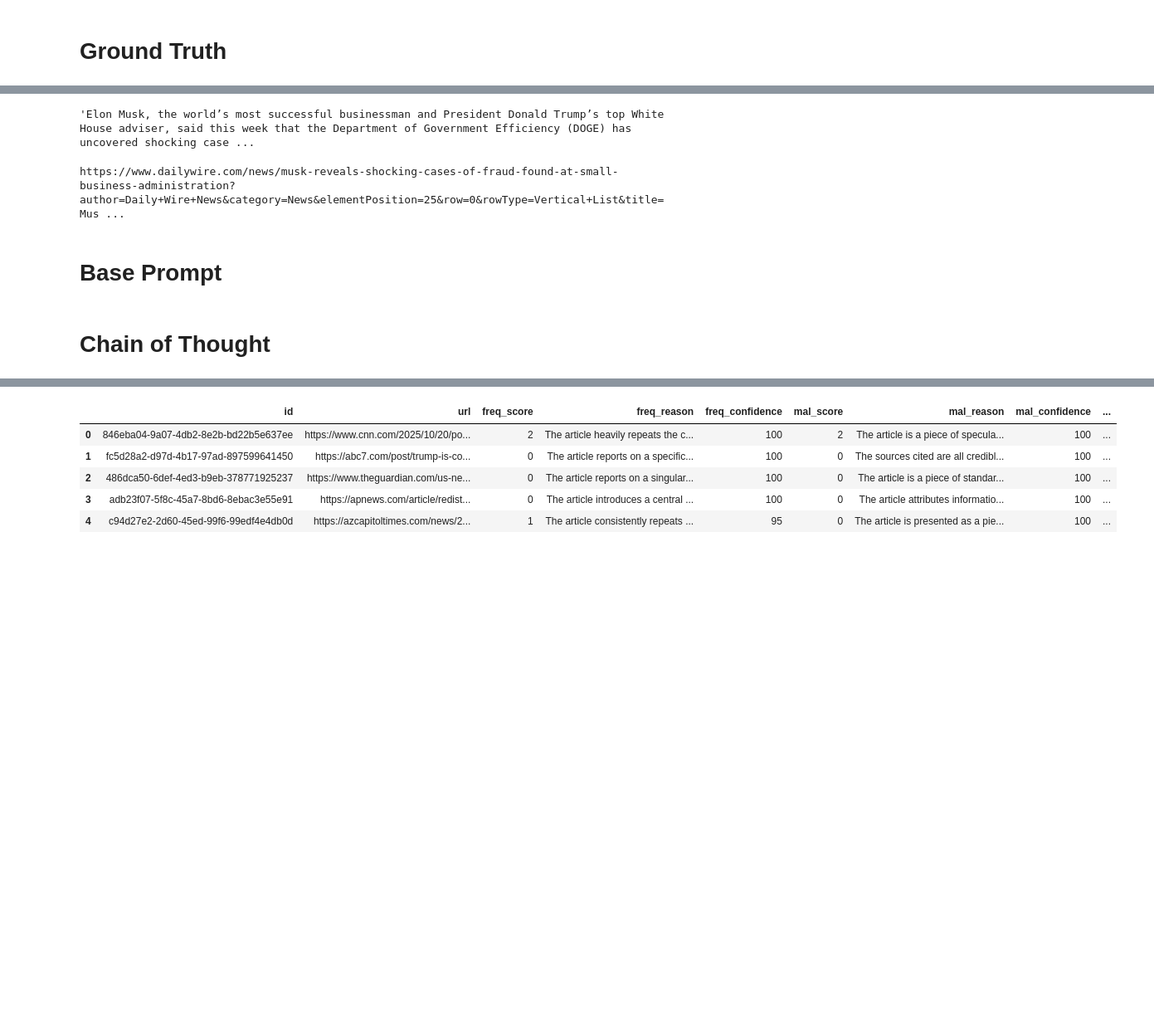
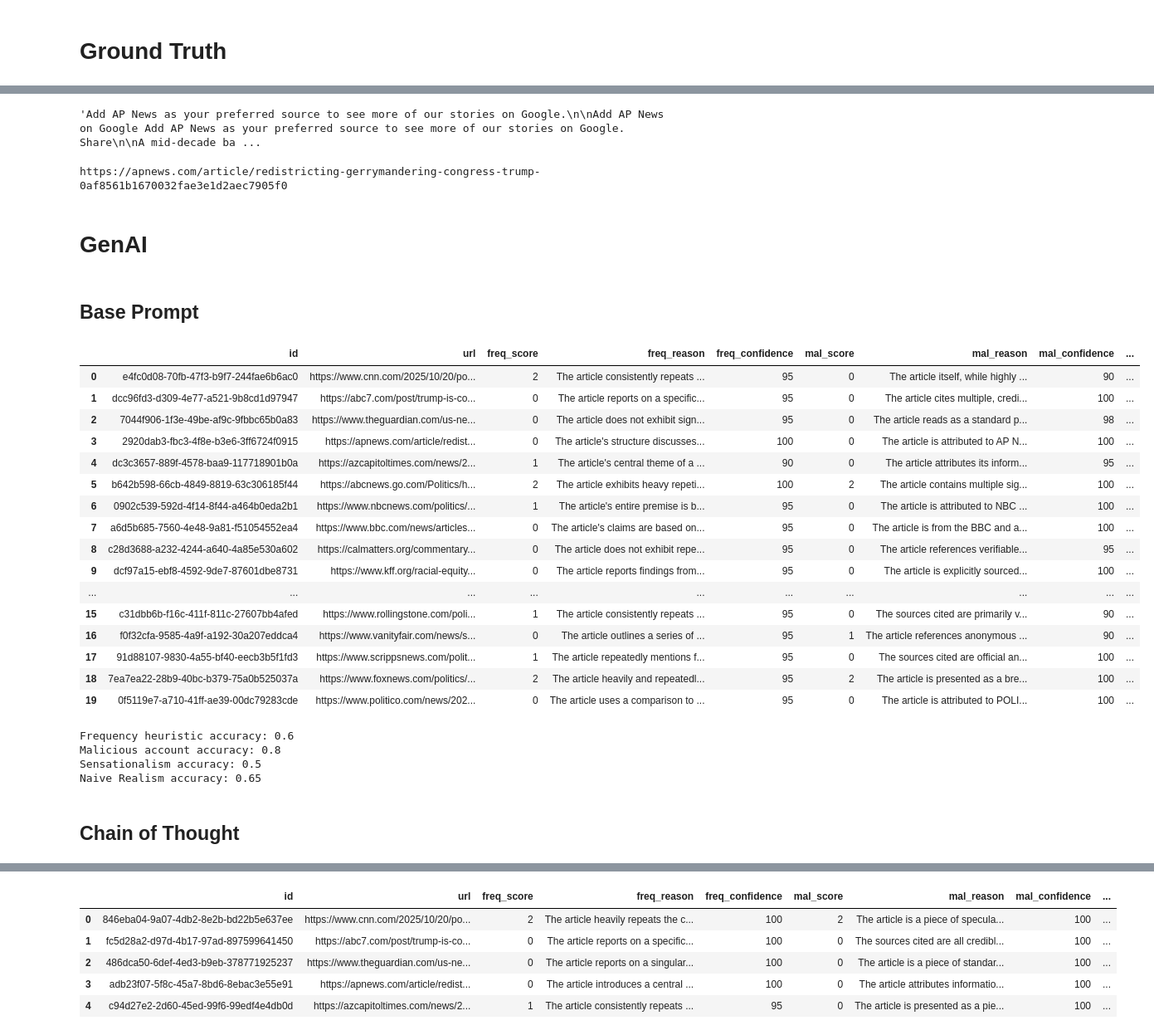
Before and after one commit to JacquelynGarcia/DSC180A-Q1Project, a Jupyter notebook: notebooks/llm_accuracy.ipynb, the cells around one changed output, grey strips where cells are left out. Shown: that part at 83% size. Drawn from its saved outputs; the diff is of its cells as text; code cells hidden in the pictures; blank space fills up the shorter version.

Commit message:
update ground truth

```diff
--- a/notebooks/llm_accuracy.ipynb
+++ b/notebooks/llm_accuracy.ipynb
@@ -46,10 +46,33 @@ ground_truth
 # %%
-ground_truth.statement[11]
+ground_truth.statement[3]
 # %% [output]
-'Elon Musk, the world’s most successful businessman and President Donald Trump’s top White House adviser, said this week that the Department of Government Efficiency (DOGE) has uncovered shocking case ...
+'Add AP News as your preferred source to see more of our stories on Google.\n\nAdd AP News on Google Add AP News as your preferred source to see more of our stories on Google. Share\n\nA mid-decade ba ...
 # %%
-print(ground_truth.link[11])
+print(ground_truth.link[3])
 # %% [output]
-https://www.dailywire.com/news/musk-reveals-shocking-cases-of-fraud-found-at-small-business-administration?author=Daily+Wire+News&category=News&elementPosition=25&row=0&rowType=Vertical+List&title=Mus ...
+https://apnews.com/article/redistricting-gerrymandering-congress-trump-0af8561b1670032fae3e1d2aec7905f0
+# %% [markdown]
+# GenAI
 # %% [markdown]
-# Base Prompt
+## Base Prompt
+# %%
+base_df = pd.read_csv('../webapp/results/base_outputs.csv')
+base_df
+# %% [output]
+|  | id | url | freq_score | freq_reason | freq_confidence | mal_score | mal_reason | mal_confidence | ... |
+| 0 | e4fc0d08-70fb-47f3-b9f7-244fae6b6ac0 | https://www.cnn.com/2025/10/20/po... | 2 | The article consistently repeats ... | 95 | 0 | The article itself, while highly ... | 90 | ... |
+| 1 | dcc96fd3-d309-4e77-a521-9b8cd1d97947 | https://abc7.com/post/trump-is-co... | 0 | The article reports on a specific... | 95 | 0 | The article cites multiple, credi... | 100 | ... |
+| 2 | 7044f906-1f3e-49be-af9c-9fbbc65b0a83 | https://www.theguardian.com/us-ne... | 0 | The article does not exhibit sign... | 95 | 0 | The article reads as a standard p... | 98 | ... |
+| 3 | 2920dab3-fbc3-4f8e-b3e6-3ff6724f0915 | https://apnews.com/article/redist... | 0 | The article's structure discusses... | 100 | 0 | The article is attributed to AP N... | 100 | ... |
+| 4 | dc3c3657-889f-4578-baa9-117718901b0a | https://azcapitoltimes.com/news/2... | 1 | The article's central theme of a ... | 90 | 0 | The article attributes its inform... | 95 | ... |
+| 5 | b642b598-66cb-4849-8819-63c306185f44 | https://abcnews.go.com/Politics/h... | 2 | The article exhibits heavy repeti... | 100 | 2 | The article contains multiple sig... | 100 | ... |
+| 6 | 0902c539-592d-4f14-8f44-a464b0eda2b1 | https://www.nbcnews.com/politics/... | 1 | The article's entire premise is b... | 95 | 0 | The article is attributed to NBC ... | 100 | ... |
+| 7 | a6d5b685-7560-4e48-9a81-f51054552ea4 | https://www.bbc.com/news/articles... | 0 | The article's claims are based on... | 95 | 0 | The article is from the BBC and a... | 100 | ... |
+| 8 | c28d3688-a232-4244-a640-4a85e530a602 | https://calmatters.org/commentary... | 0 | The article does not exhibit repe... | 95 | 0 | The article references verifiable... | 95 | ... |
+| 9 | dcf97a15-ebf8-4592-9de7-87601dbe8731 | https://www.kff.org/racial-equity... | 0 | The article reports findings from... | 95 | 0 | The article is explicitly sourced... | 100 | ... |
+| ... | ... | ... | ... | ... | ... | ... | ... | ... | ... |
+| 15 | c31dbb6b-f16c-411f-811c-27607bb4afed | https://www.rollingstone.com/poli... | 1 | The article consistently repeats ... | 95 | 0 | The sources cited are primarily v... | 90 | ... |
+| 16 | f0f32cfa-9585-4a9f-a192-30a207eddca4 | https://www.vanityfair.com/news/s... | 0 | The article outlines a series of ... | 95 | 1 | The article references anonymous ... | 90 | ... |
+| 17 | 91d88107-9830-4a55-bf40-eecb3b5f1fd3 | https://www.scrippsnews.com/polit... | 1 | The article repeatedly mentions f... | 95 | 0 | The sources cited are official an... | 100 | ... |
+| 18 | 7ea7ea22-28b9-40bc-b379-75a0b525037a | https://www.foxnews.com/politics/... | 2 | The article heavily and repeatedl... | 95 | 2 | The article is presented as a bre... | 100 | ... |
+| 19 | 0f5119e7-a710-41ff-ae39-00dc79283cde | https://www.politico.com/news/202... | 0 | The article uses a comparison to ... | 95 | 0 | The article is attributed to POLI... | 100 | ... |
@@ -56,3 +84,13 @@ https://www.dailywire.com/news/musk-reveals-shocking-cases-of-fraud-found-at-sma
+# %%
+print("Frequency heuristic accuracy:", freq_acc)
+print("Malicious account accuracy:", mal_acc)
+print("Sensationalism accuracy:", sens_acc)
+print("Naive Realism accuracy:", naive_acc)
+# %% [output]
+Frequency heuristic accuracy: 0.6
+Malicious account accuracy: 0.8
+Sensationalism accuracy: 0.5
+Naive Realism accuracy: 0.65
 # %% [markdown]
-# Chain of Thought
+## Chain of Thought
 # %%
```
Also changed, not shown: parts of 7 cells of this notebook, 1 other file.
